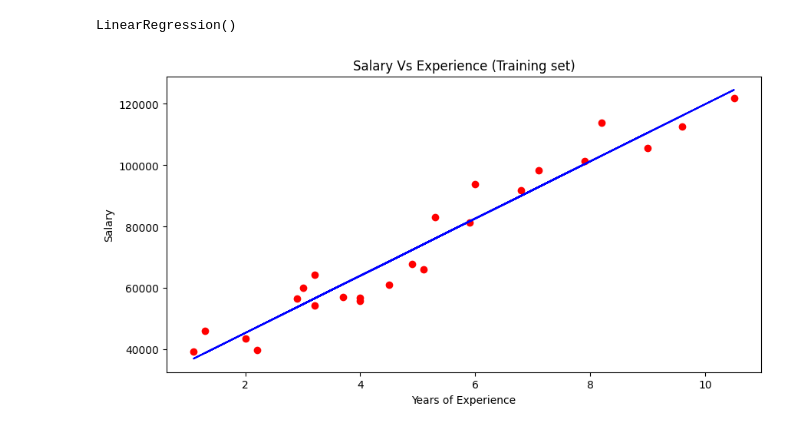
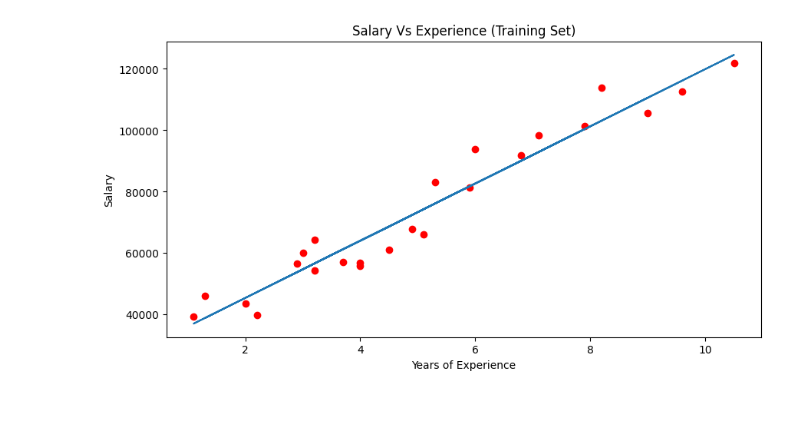
Before and after one commit to XXRadeonXFX/ML_Basics, a Jupyter notebook: Machine Learning A-Z (Codes and Datasets)/Part 2 - Regression/Section 4 - Simple Linear Regression/Python/Practice.ipynb, the cells around one changed output. Saved outputs shown, nothing was run; the diff lists cells and outputs as text; code cells hidden in the pictures.

```diff
--- a/Machine Learning A-Z (Codes and Datasets)/Part 2 - Regression/Section 4 - Simple Linear Regression/Python/Practice.ipynb
+++ b/Machine Learning A-Z (Codes and Datasets)/Part 2 - Regression/Section 4 - Simple Linear Regression/Python/Practice.ipynb
@@ -13,6 +13,6 @@ X_train, X_test, y_train, y_test = train_test_split(X,y,test_size=0.2, random_st
 # %%
 from sklearn.linear_model import LinearRegression
 regressor = LinearRegression()
+
 regressor.fit(X_train,y_train)
+y_predict=regressor.predict(X_test)
-# %% [output]
-LinearRegression()
@@ -21,11 +19,12 @@ y_pred = regressor.predict(X_test)
 # %%
 plt.figure(figsize=(10,5))
-plt.scatter(X_train,y_train,color='red')
-plt.plot(X_train,regressor.predict(X_train),c='blue')
-plt.title('Salary Vs Experience (Training set)')
+plt.scatter(X_train,y_train, c= 'red')
+plt.plot( X_train,regressor.predict(X_train)  )
+plt.title('Salary Vs Experience (Training Set)')
 plt.xlabel('Years of Experience')
 plt.ylabel('Salary')
 
+
 plt.show()
 # %% [output]
-[figure, old version]
+[figure, new version]
```
Also changed, not shown: parts of 6 cells of this notebook.
